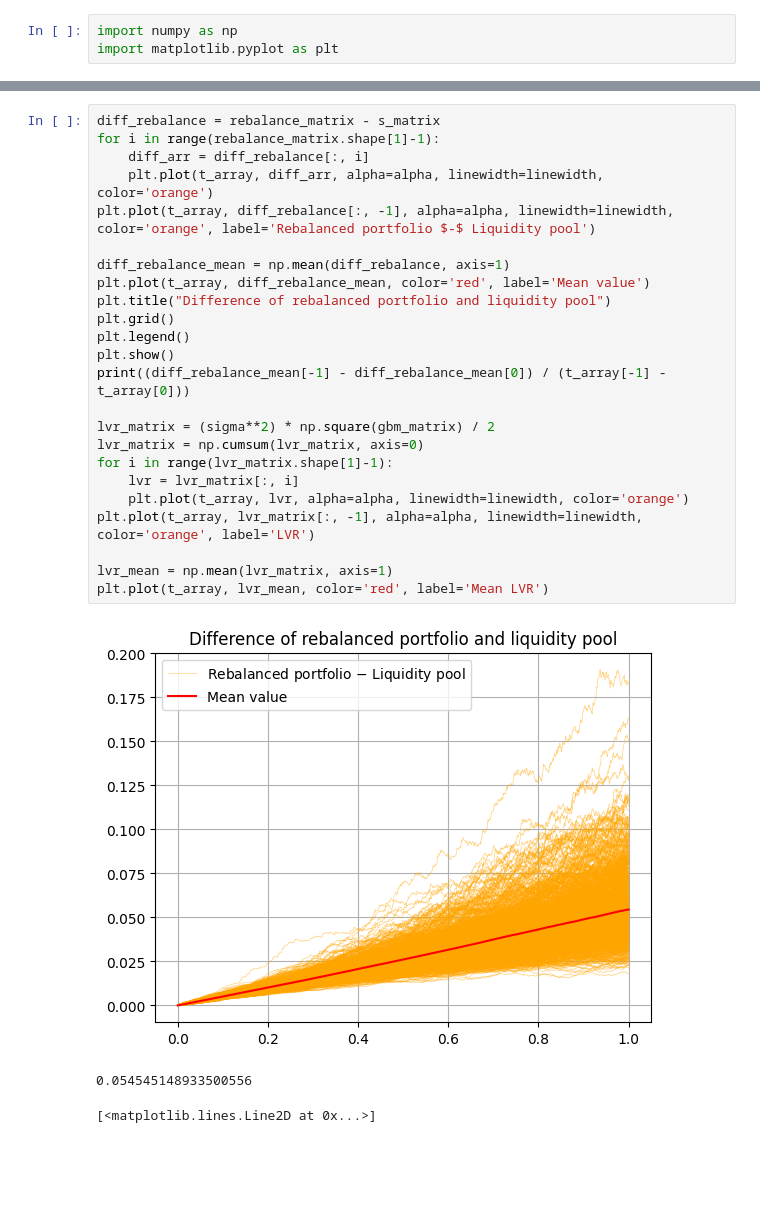
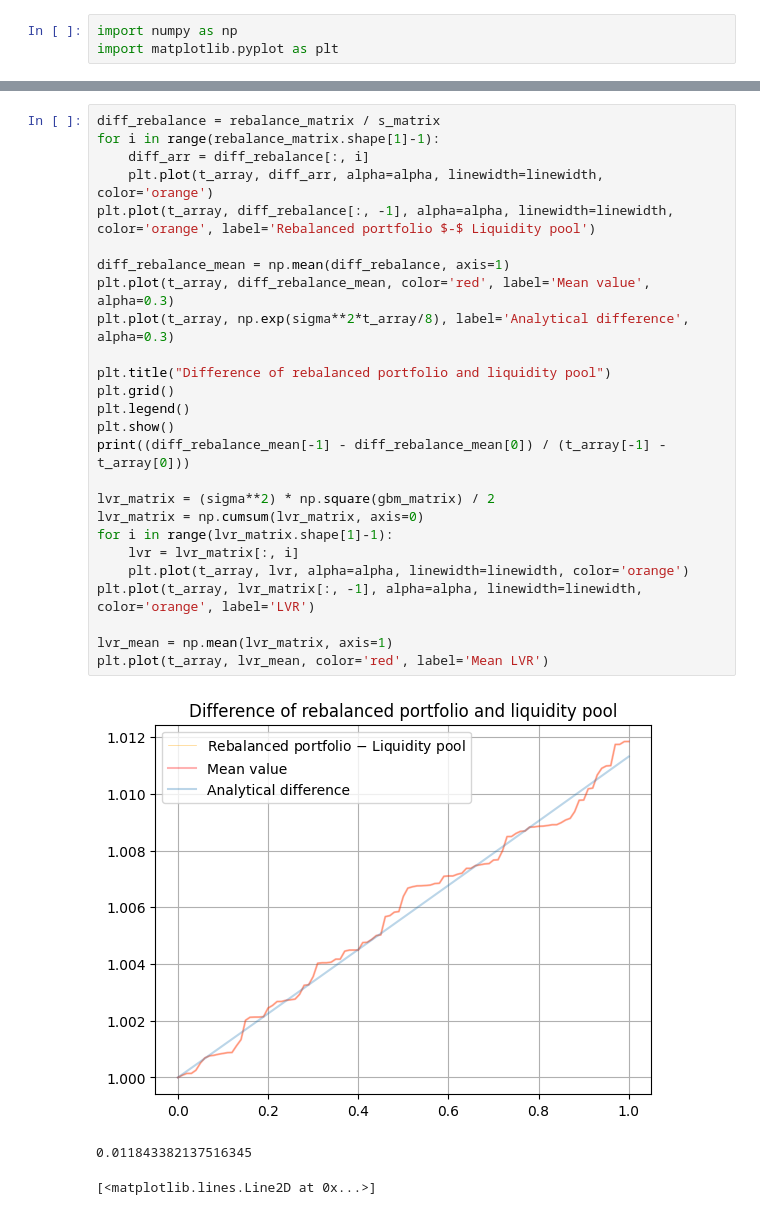
Before and after one commit to JensGBG/idea-mve745, a Jupyter notebook: simulation_workbench_3.ipynb, the cells around one changed output, grey strips where cells are left out. Cells and saved outputs as stored; diff of their text form; blank space fills up the shorter version.

```diff
--- a/simulation_workbench_3.ipynb
+++ b/simulation_workbench_3.ipynb
@@ -73,28 +119,30 @@ plt.show()
 # %%
-diff_rebalance = rebalance_matrix - s_matrix
+diff_rebalance = rebalance_matrix / s_matrix
 for i in range(rebalance_matrix.shape[1]-1):
     diff_arr = diff_rebalance[:, i]
     plt.plot(t_array, diff_arr, alpha=alpha, linewidth=linewidth, color='orange')
 plt.plot(t_array, diff_rebalance[:, -1], alpha=alpha, linewidth=linewidth, color='orange', label='Rebalanced portfolio $-$ Liquidity pool')
 
 diff_rebalance_mean = np.mean(diff_rebalance, axis=1)
-plt.plot(t_array, diff_rebalance_mean, color='red', label='Mean value')
+plt.plot(t_array, diff_rebalance_mean, color='red', label='Mean value', alpha=0.3)
+plt.plot(t_array, np.exp(sigma**2*t_array/8), label='Analytical difference', alpha=0.3)
+
 plt.title("Difference of rebalanced portfolio and liquidity pool")
 plt.grid()
 plt.legend()
 plt.show()
 print((diff_rebalance_mean[-1] - diff_rebalance_mean[0]) / (t_array[-1] - t_array[0]))
 
 lvr_matrix = (sigma**2) * np.square(gbm_matrix) / 2
 lvr_matrix = np.cumsum(lvr_matrix, axis=0)
 for i in range(lvr_matrix.shape[1]-1):
     lvr = lvr_matrix[:, i]
     plt.plot(t_array, lvr, alpha=alpha, linewidth=linewidth, color='orange')
 plt.plot(t_array, lvr_matrix[:, -1], alpha=alpha, linewidth=linewidth, color='orange', label='LVR')
 
 lvr_mean = np.mean(lvr_matrix, axis=1)
 plt.plot(t_array, lvr_mean, color='red', label='Mean LVR')
 # %% [output]
-[figure, old version]
+[figure, new version]
-0.054545148933500556
+0.011843382137516345
 [<matplotlib.lines.Line2D at 0x...>]
```
Also changed, not shown: parts of 3 cells of this notebook.
